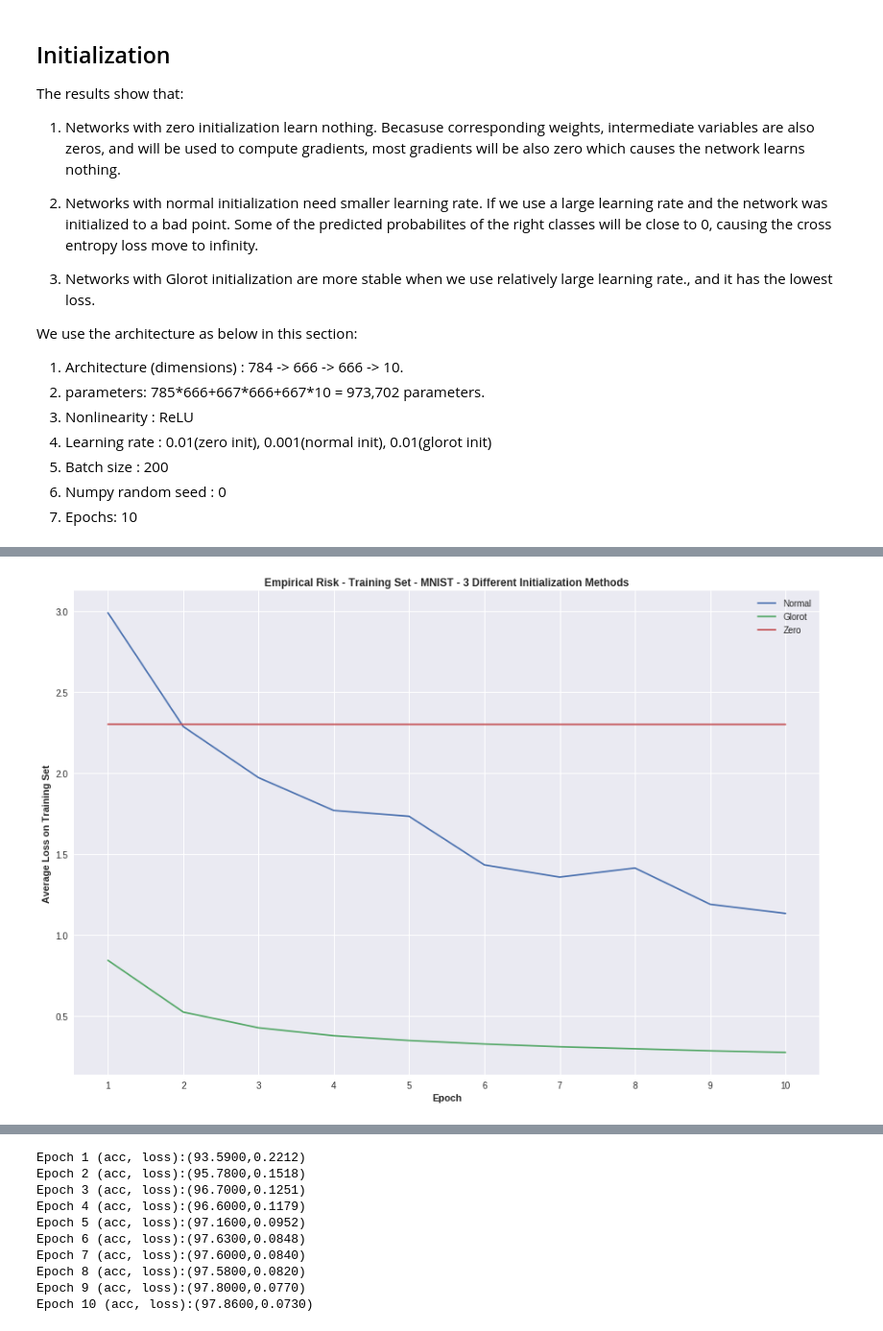
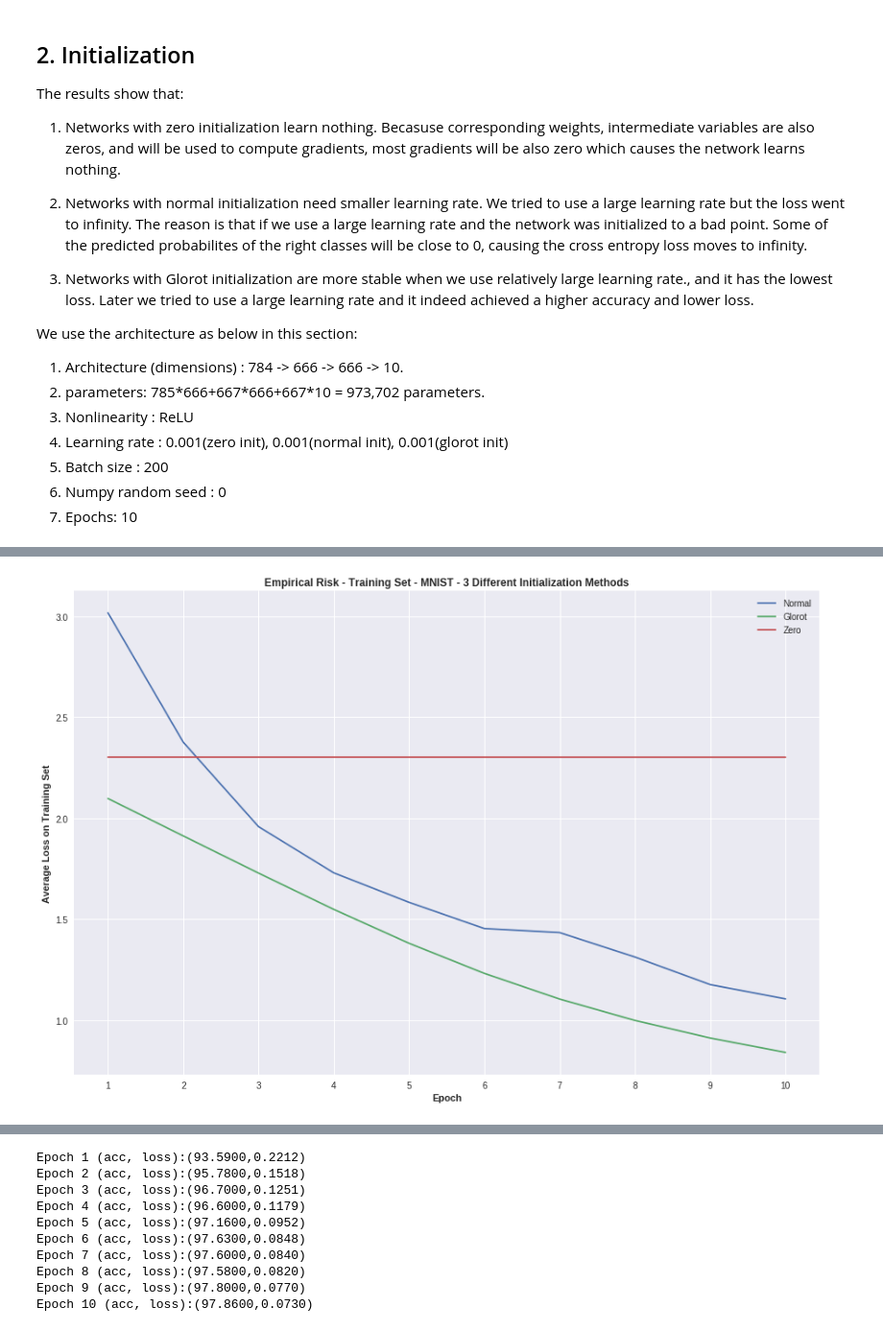
Before and after one commit to LiamMa/IFT6135-Assignment-1, a Jupyter notebook: A11_submitted_version.ipynb, the cells around one changed output, grey strips where cells are left out. Shown at 96% size. Cells and saved outputs as stored; diff of their text form; code cells hidden in the pictures.

```diff
--- a/A11_submitted_version.ipynb
+++ b/A11_submitted_version.ipynb
@@ -215,29 +199,29 @@ class NN(object):
         outputs = np.exp(inputs)
         return outputs / (np.sum(outputs, axis=1).reshape(inputs.shape[0],1))
 # %% [markdown]
-## Initialization
+## 2. Initialization
 
 The results show that:
 
 1. Networks with zero initialization learn nothing. Becasuse corresponding weights, intermediate variables are also zeros, and will be used to compute gradients, most gradients will be also zero which causes the network learns nothing.
 
-2. Networks with normal initialization need smaller learning rate. If we use a large learning rate and the network was initialized to a bad point. Some of the predicted probabilites of the right classes will be close to 0, causing the cross entropy loss move to infinity.
+2. Networks with normal initialization need smaller learning rate. We tried to use a large learning rate but the loss went to infinity. The reason is that if we use a large learning rate and the network was initialized to a bad point. Some of the predicted probabilites of the right classes will be close to 0, causing the cross entropy loss moves to infinity.
 
-3. Networks with Glorot initialization are more stable when we use relatively large learning rate., and it has the lowest loss.
+3. Networks with Glorot initialization are more stable when we use relatively large learning rate., and it has the lowest loss. Later we tried to use a large learning rate and it indeed achieved a higher accuracy and lower loss.
 
 We use the architecture as below in this section:
 
 1. Architecture (dimensions) : 784 -> 666 -> 666 -> 10.
 2. parameters:  785\*666+667\*666+667\*10 = 973,702 parameters.
 3. Nonlinearity : ReLU
-4. Learning rate : 0.01(zero init), 0.001(normal init), 0.01(glorot init)
+4. Learning rate : 0.001(zero init), 0.001(normal init), 0.001(glorot init)
 5. Batch size : 200
 6. Numpy random seed : 0
 7. Epochs: 10
 # %%
 nn1 = NN(hidden_dims=[666,666],n_hidden=2,init='Zero')
 zero_acc, zero_ls = nn1.train((X_train,y_train), epochs=10, batch_size=200,
-                              lr=0.01, test_data=(X_train,y_train))
+                              lr=0.001, test_data=(X_train,y_train))
 
 nn2 = NN(hidden_dims=[666,666],n_hidden=2,init='Normal')
 normal_acc, normal_ls = nn2.train((X_train,y_train), epochs=10, batch_size=200,
@@ -245,7 +229,7 @@ normal_acc, normal_ls = nn2.train((X_train,y_train), epochs=10, batch_size=200,
 
 nn3 = NN(hidden_dims=[666,666],n_hidden=2,init='Glorot')
 glorot_acc, glorot_ls = nn3.train((X_train,y_train), epochs=10, batch_size=200,
-                                  lr=0.01, test_data=(X_train,y_train))
+                                  lr=0.001, test_data=(X_train,y_train))
 
 from pylab import rcParams
 rcParams['figure.figsize'] = 15, 10
@@ -282,2 +266,2 @@ Epoch 10 (acc, loss):(92.1920,0.2761)
-[figure, old version]
+[figure, new version]
 # %% [markdown]
```
Also changed, not shown: parts of 16 cells of this notebook.
